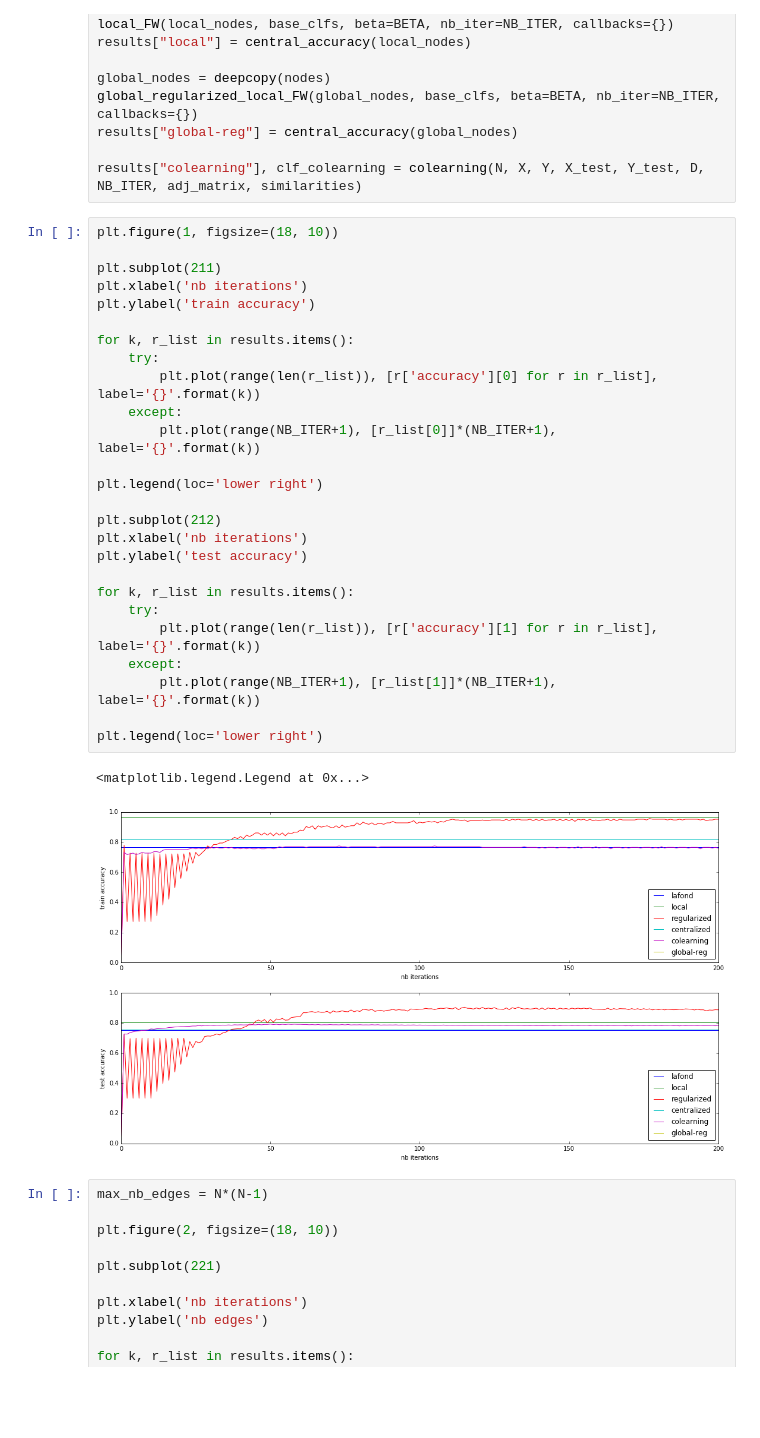
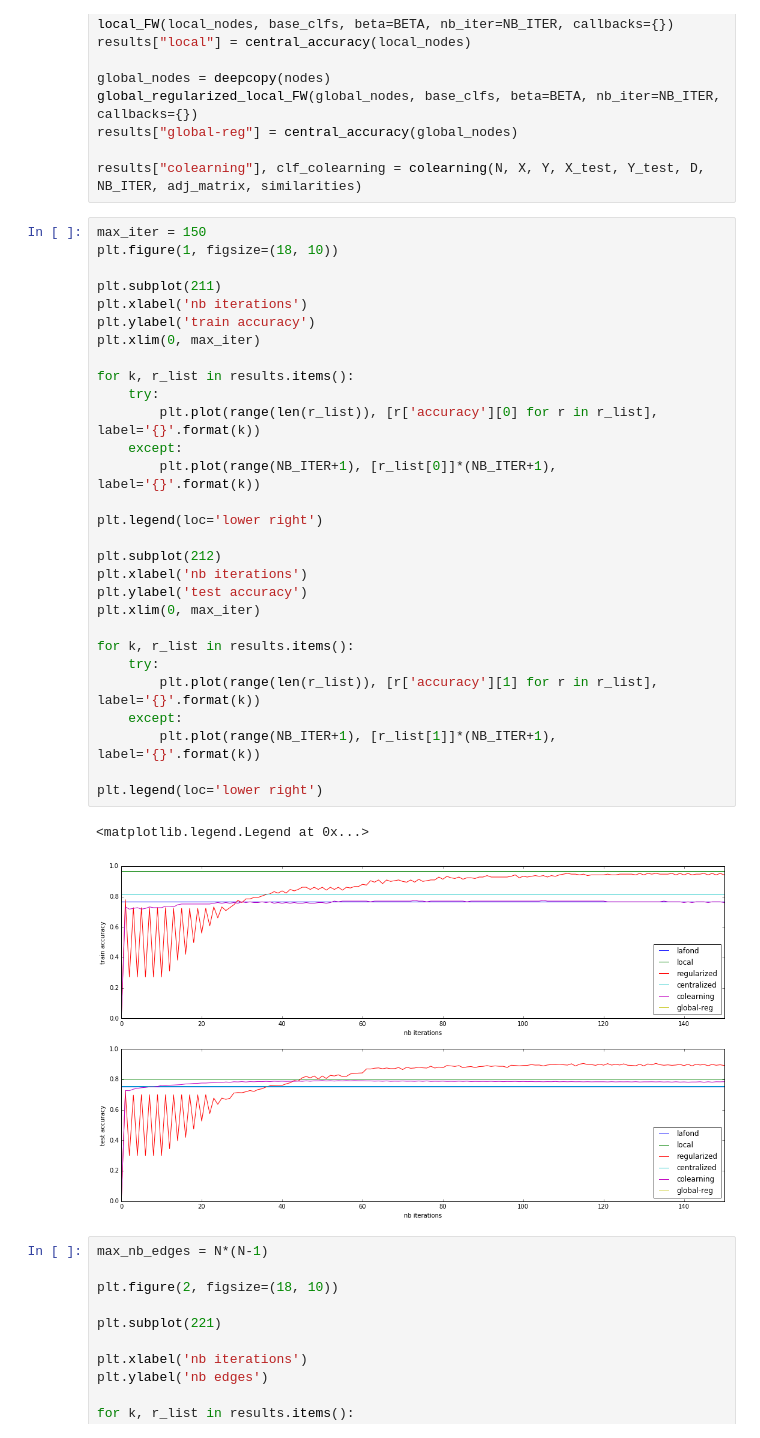
Before and after one commit to vzantedeschi/Dada, a Jupyter notebook: notebooks/Moons-20users.ipynb, the cells around one changed output. Cells and saved outputs as stored; diff of their text form; blank space fills up the shorter version.

```diff
--- a/notebooks/Moons-20users.ipynb
+++ b/notebooks/Moons-20users.ipynb
@@ -82,34 +82,37 @@ results["global-reg"] = central_accuracy(global_nodes)
 
 results["colearning"], clf_colearning = colearning(N, X, Y, X_test, Y_test, D, NB_ITER, adj_matrix, similarities)
 # %%
+max_iter = 150
 plt.figure(1, figsize=(18, 10))
 
 plt.subplot(211)
 plt.xlabel('nb iterations')
 plt.ylabel('train accuracy')
+plt.xlim(0, max_iter)
 
 for k, r_list in results.items():
     try:
         plt.plot(range(len(r_list)), [r['accuracy'][0] for r in r_list], label='{}'.format(k))
     except:
         plt.plot(range(NB_ITER+1), [r_list[0]]*(NB_ITER+1), label='{}'.format(k))
 
 plt.legend(loc='lower right')
 
 plt.subplot(212)
 plt.xlabel('nb iterations')
 plt.ylabel('test accuracy')
+plt.xlim(0, max_iter)
 
 for k, r_list in results.items():
     try:
         plt.plot(range(len(r_list)), [r['accuracy'][1] for r in r_list], label='{}'.format(k))
     except:
         plt.plot(range(NB_ITER+1), [r_list[1]]*(NB_ITER+1), label='{}'.format(k))
 
 plt.legend(loc='lower right')
 # %% [output]
 <matplotlib.legend.Legend at 0x...>
-[figure, old version]
+[figure, new version]
 # %%
 max_nb_edges = N*(N-1)
 
```
Also changed, not shown: 1 other file.
